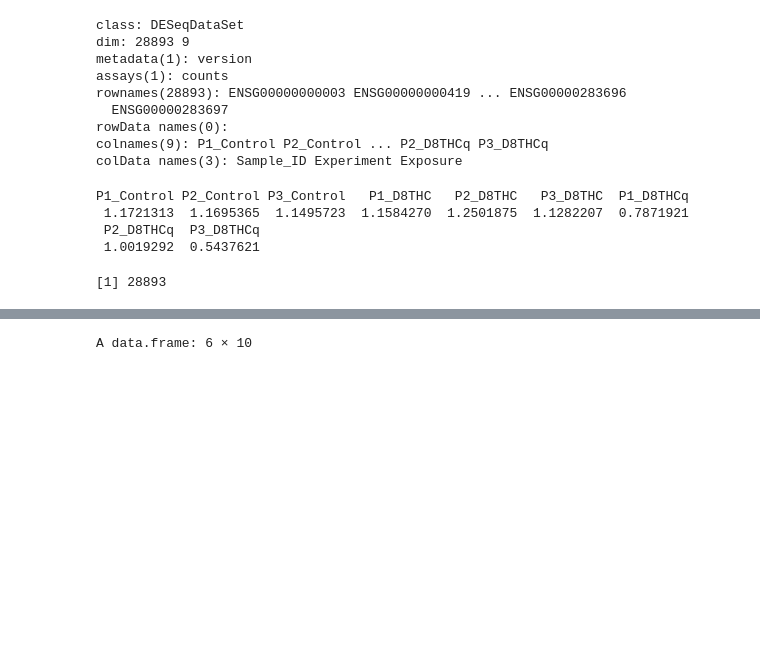
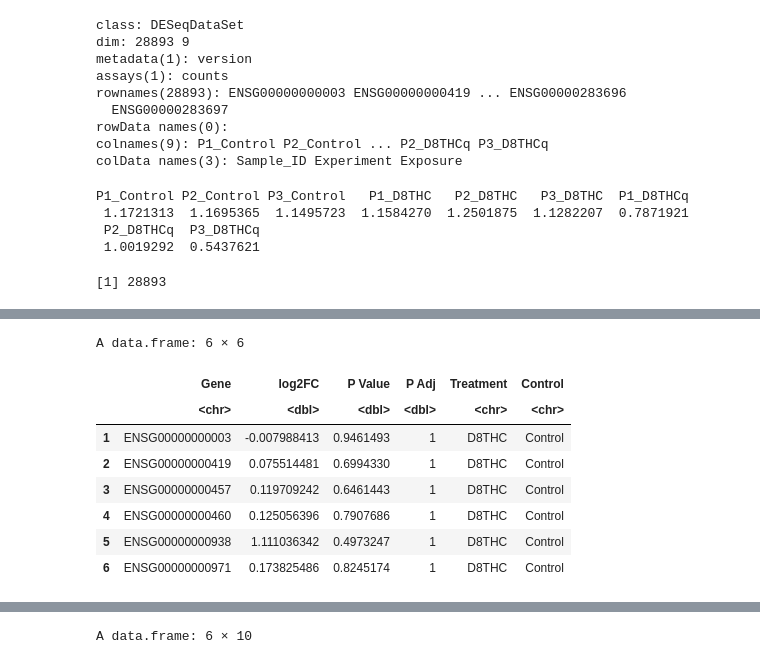
Before and after one commit to UNC-CEMALB/P1016.-THC-RNASeq-Adducts, a Jupyter notebook: 1. Data Normalization/Data Normalization.ipynb, the cells around one changed output, grey strips where cells are left out. Cells and saved outputs as stored; diff of their text form; code cells hidden in the pictures; blank space fills up the shorter version.

```diff
--- a/1. Data Normalization/Data Normalization.ipynb
+++ b/1. Data Normalization/Data Normalization.ipynb
@@ -325,0 +352,4 @@ No genes were removed.
+# %%
+# Running the differential expression statistical pipeline
+# because we used a user-defined model matrix, need to set betaPrior = FALSE
+dds <- DESeq(dds, betaPrior = FALSE)
@@ -325,0 +368,4 @@ No genes were removed.
+# %%
+# creating a df of contrasts for the function to loop through
+contrasts_df = data.frame(Treatment = c("D8THC", "D8THCQ", "D8THCQ"), Control = c("Control", "Control", "D8THC"))
+head(contrasts_df)
@@ -325,0 +379,34 @@ No genes were removed.
+# %%
+ significant_genes_df = data.frame()
+    for (i in 1:length(contrasts_df$Treatment)){
+
+        # Pulling statistical results
+        #Statistical output with multiple test correction by the default, BH (aka FDR)
+        res <- results(dds, pAdjustMethod = "BH", contrast = c("Exposure", contrasts_df$Treatment[i],
+                                                                          contrasts_df$Control[i]))
+
+        # Exporting statistical results
+        res_df = data.frame(res)[order(res$padj),]
+        filtered_res_df = res_df %>%
+            # adding exposure comparisons
+            mutate(Treatment = contrasts_df$Treatment[i], Control = contrasts_df$Control[i]) %>%
+            rownames_to_column(var = "Gene")
+
+        # saving results
+        significant_genes_df = rbind(significant_genes_df, filtered_res_df)
+
+      }
+
+significant_genes_df = significant_genes_df[,c(1,3,6:9)]
+colnames(significant_genes_df)[2:4] = c('log2FC', 'P Value', 'P Adj')
+head(significant_genes_df)
+# %% [output]
+A data.frame: 6 × 6
+|  | Gene | log2FC | P Value | P Adj | Treatment | Control |
+|  | <chr> | <dbl> | <dbl> | <dbl> | <chr> | <chr> |
+| 1 | ENSG00000000003 | -0.007988413 | 0.9461493 | 1 | D8THC | Control |
+| 2 | ENSG00000000419 | 0.075514481 | 0.6994330 | 1 | D8THC | Control |
+| 3 | ENSG00000000457 | 0.119709242 | 0.6461443 | 1 | D8THC | Control |
+| 4 | ENSG00000000460 | 0.125056396 | 0.7907686 | 1 | D8THC | Control |
+| 5 | ENSG00000000938 | 1.111036342 | 0.4973247 | 1 | D8THC | Control |
+| 6 | ENSG00000000971 | 0.173825486 | 0.8245174 | 1 | D8THC | Control |
```
Also changed, not shown: parts of 15 cells of this notebook.
